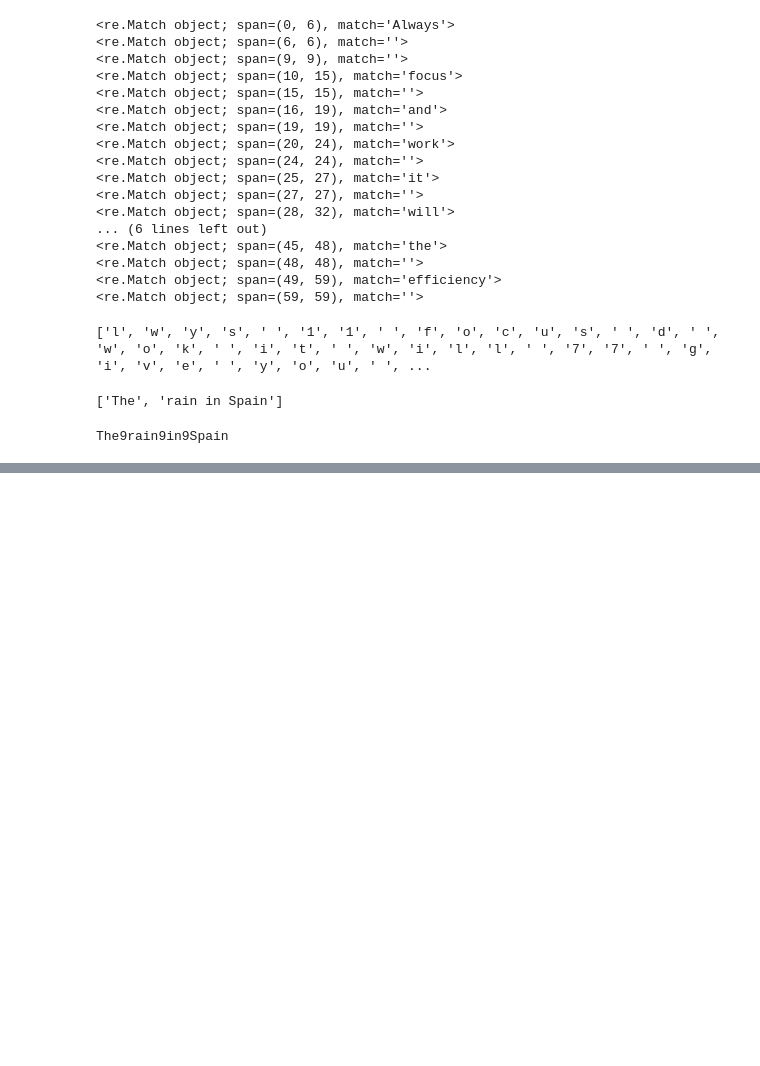
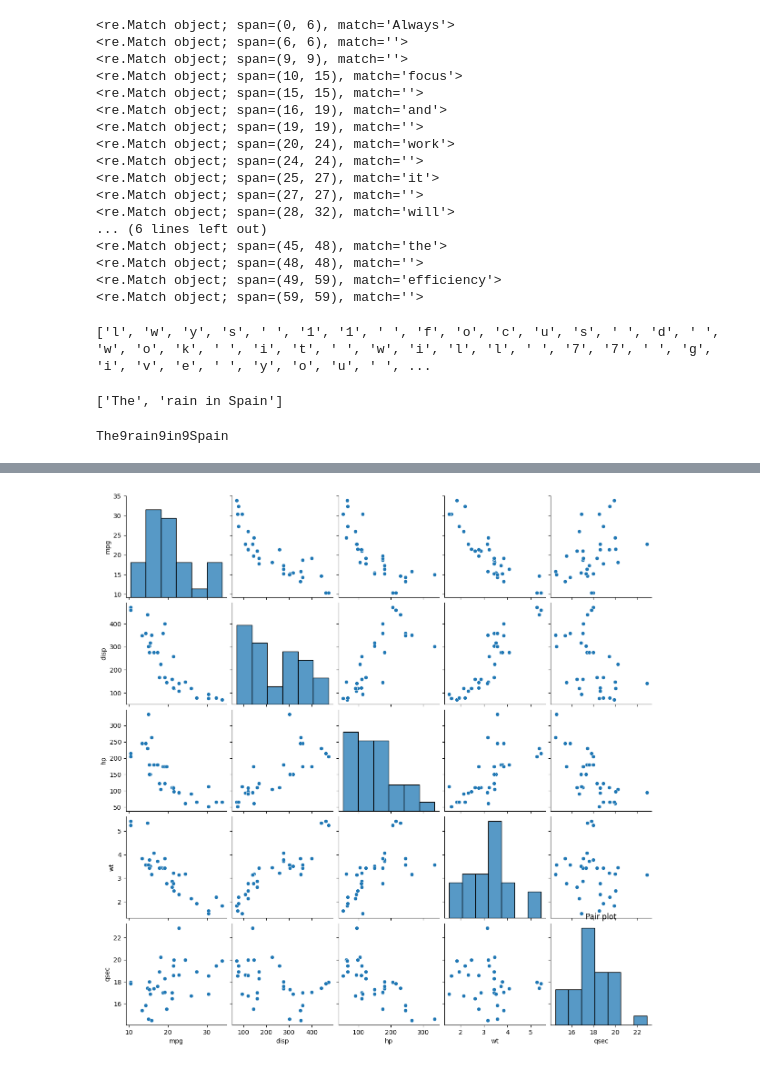
Before and after one commit to yogesh3i/Data_Science_Machine_Learning, a Jupyter notebook: General python practice/practice.ipynb, the cells around one changed output, grey strips where cells are left out. Saved outputs shown, nothing was run; the diff lists cells and outputs as text; code cells hidden in the pictures; blank space fills up the shorter version.

```diff
--- a/General python practice/practice.ipynb
+++ b/General python practice/practice.ipynb
@@ -111,0 +224,13 @@ The9rain9in9Spain
+# %%
+import pandas as pd
+import matplotlib.pyplot as plt
+import seaborn as sns
+plt.style.use('default')
+data= pd.read_csv('mtcars.csv')
+col=['mpg', 'disp', 'hp', 'wt', 'qsec']
+sns.pairplot(data[['mpg', 'disp', 'hp', 'wt', 'qsec']])
+plt.xlabel('MPG-DISP-HP-WT-QSEC')
+plt.title('Pair plot')
+plt.show()
+# %% [output]
+[figure, added]
```
Also changed, not shown: parts of 36 cells of this notebook, 2 other files.
